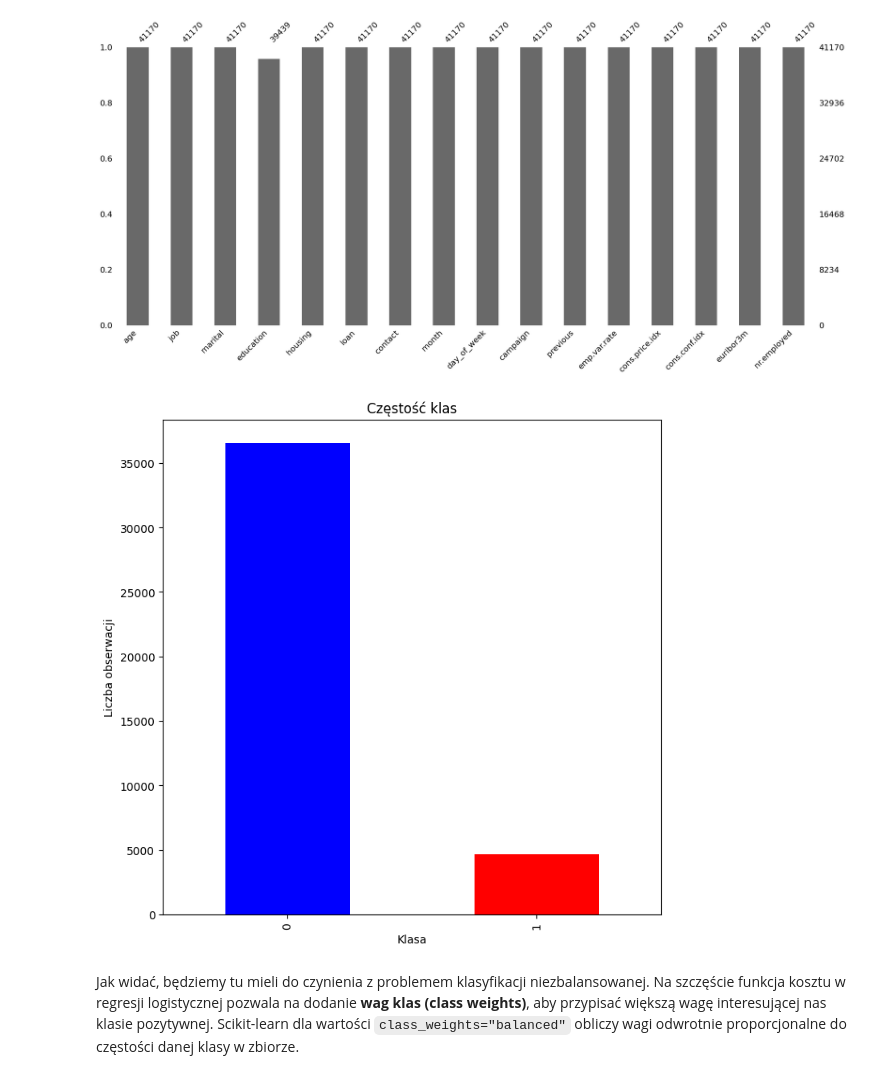
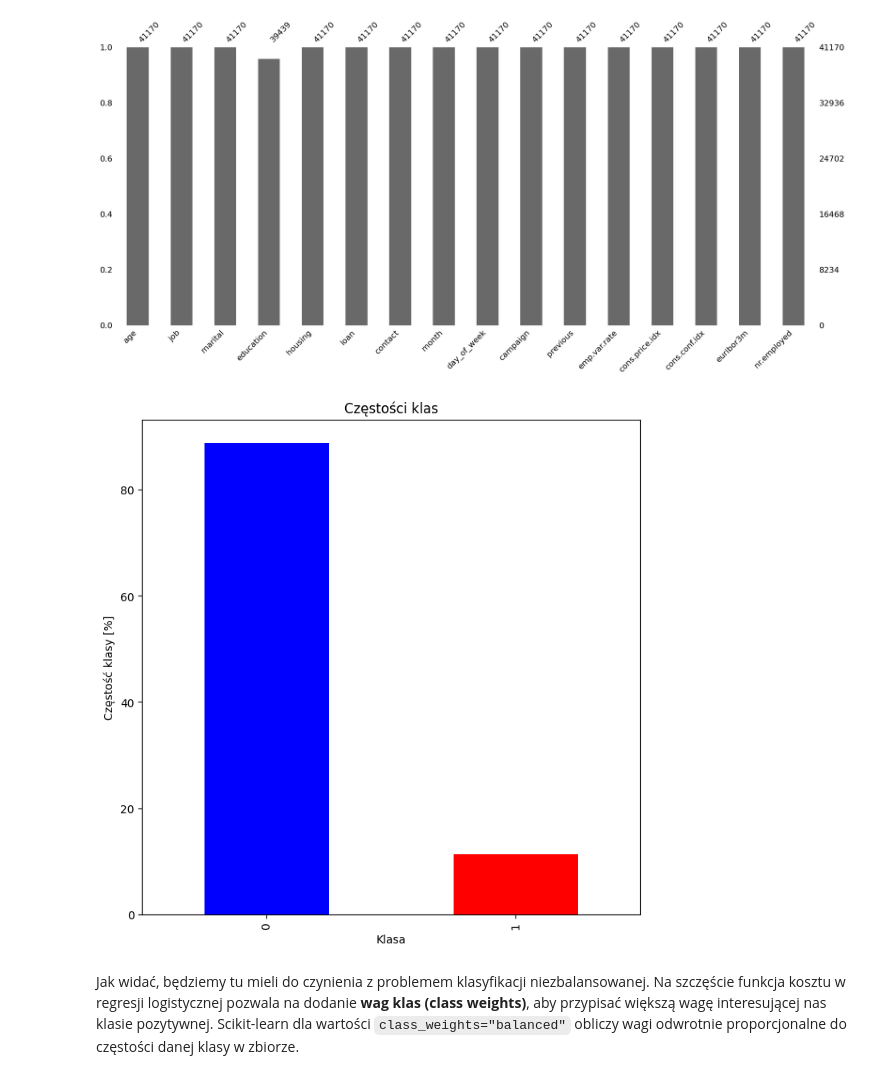
Before and after one commit to miwnek/PSI, a Jupyter notebook: lab1/lab_1.ipynb, the cells around one changed output. Cells and saved outputs as stored; diff of their text form; code cells hidden in the pictures.

```diff
--- a/lab1/lab_1.ipynb
+++ b/lab1/lab_1.ipynb
@@ -1113,15 +1113,16 @@ replace_na(df, "education", value="secondary")
 # %%
 # plot class frequencies
 class_frequencies = y.value_counts()
+class_frequencies *= 100 / class_frequencies.sum()
 plt.figure(figsize=(8, 8))
 class_frequencies.plot(kind='bar', color=['blue', 'red'])
-plt.title('Częstość klas')
+plt.title('Częstości klas')
 plt.xlabel('Klasa')
-plt.ylabel('Liczba obserwacji')
+plt.ylabel('Częstość klasy [%]')
 plt.show()
 # your_code
 # %% [output]
-[figure, old version]
+[figure, new version]
 # %% [markdown]
 Jak widać, będziemy tu mieli do czynienia z problemem klasyfikacji niezbalansowanej. Na szczęście funkcja kosztu w regresji logistycznej pozwala na dodanie **wag klas (class weights)**, aby przypisać większą wagę interesującej nas klasie pozytywnej. Scikit-learn dla wartości `class_weights="balanced"` obliczy wagi odwrotnie proporcjonalne do częstości danej klasy w zbiorze.
 # %% [markdown]
```
Also changed, not shown: parts of 2 cells of this notebook.
